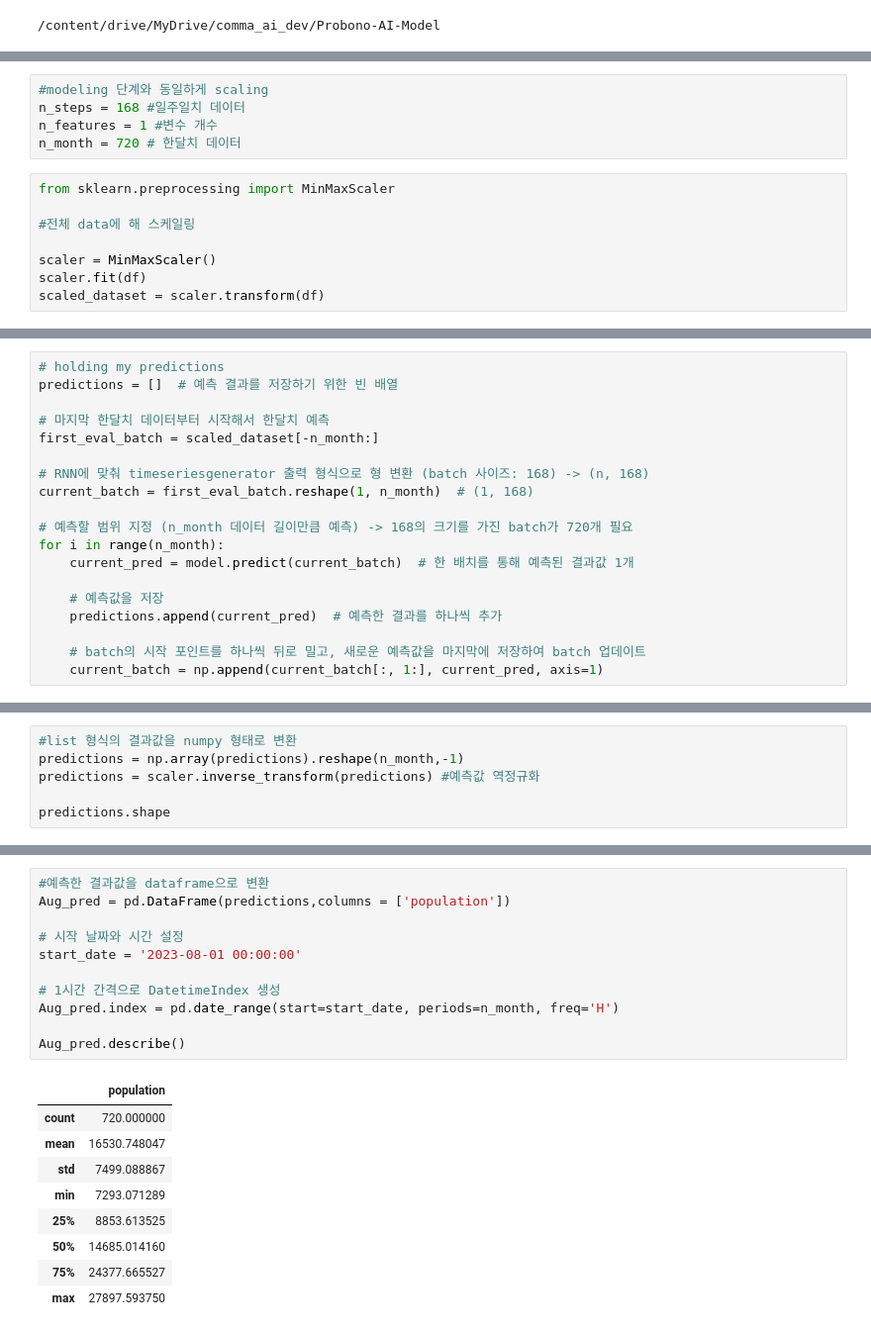
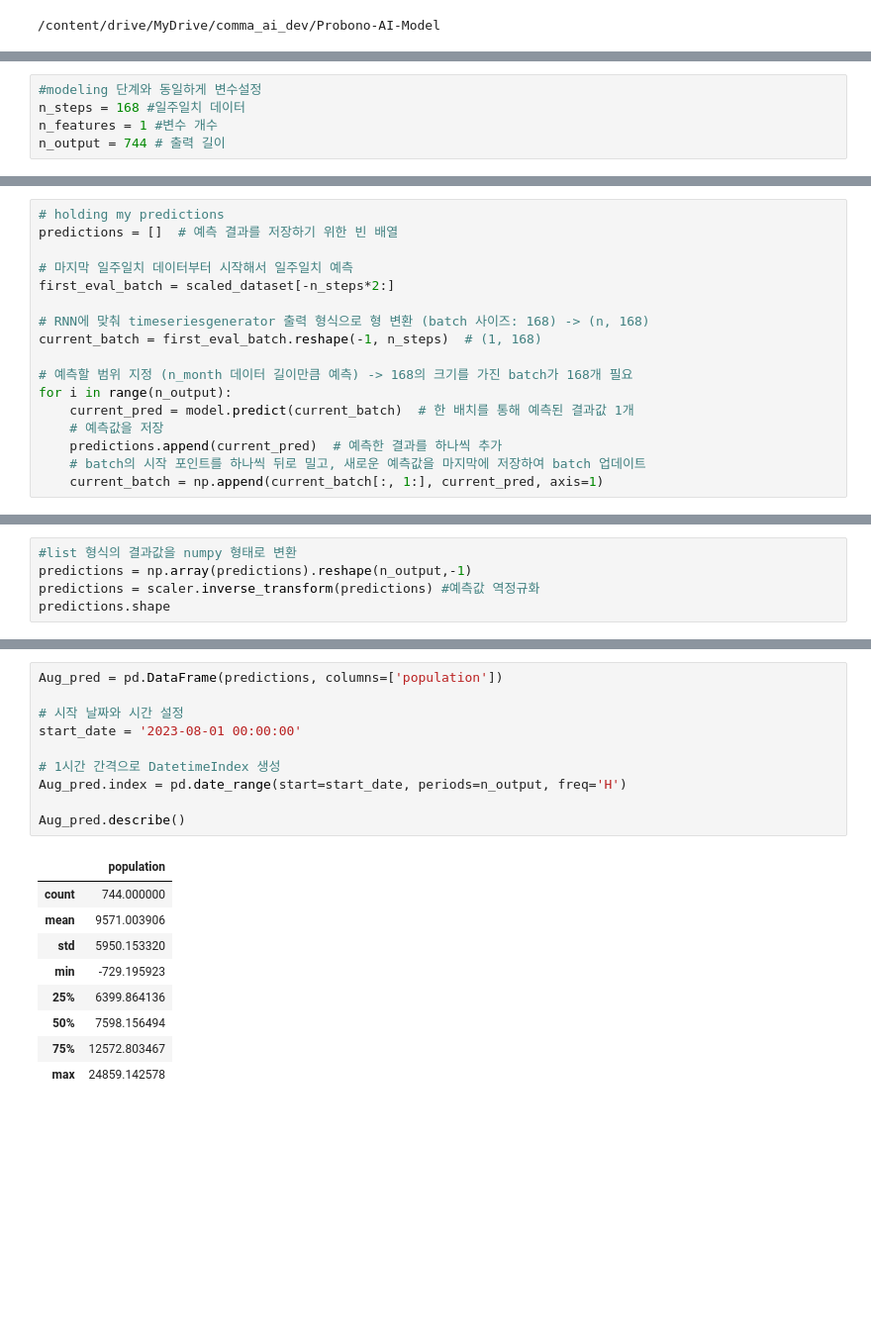
Before and after one commit to choijian/Care4All-AI-Model, a Jupyter notebook: forecasting_monthly_data.ipynb, the cells around one changed output, grey strips where cells are left out. Shown at 99% size. Drawn from its saved outputs; the diff is of its cells as text; blank space fills up the shorter version.

```diff
--- a/forecasting_monthly_data.ipynb
+++ b/forecasting_monthly_data.ipynb
@@ -19,13 +26,5 @@ model = load_model('population_predict(0823).h5')
 # %%
-#modeling 단계와 동일하게 scaling
+#modeling 단계와 동일하게 변수설정
 n_steps = 168 #일주일치 데이터
 n_features = 1 #변수 개수
-n_month = 720 # 한달치 데이터
+n_output = 744 # 출력 길이
-# %%
-from sklearn.preprocessing import MinMaxScaler
-
-#전체 data에 해 스케일링
-
-scaler = MinMaxScaler()
-scaler.fit(df)
-scaled_dataset = scaler.transform(df)
@@ -33,19 +44,17 @@ scaled_dataset = scaler.transform(df)
 # holding my predictions
 predictions = []  # 예측 결과를 저장하기 위한 빈 배열
 
-# 마지막 한달치 데이터부터 시작해서 한달치 예측
-first_eval_batch = scaled_dataset[-n_month:]
+# 마지막 일주일치 데이터부터 시작해서 일주일치 예측
+first_eval_batch = scaled_dataset[-n_steps*2:]
 
 # RNN에 맞춰 timeseriesgenerator 출력 형식으로 형 변환 (batch 사이즈: 168) -> (n, 168)
-current_batch = first_eval_batch.reshape(1, n_month)  # (1, 168)
+current_batch = first_eval_batch.reshape(-1, n_steps)  # (1, 168)
 
-# 예측할 범위 지정 (n_month 데이터 길이만큼 예측) -> 168의 크기를 가진 batch가 720개 필요
-for i in range(n_month):
+# 예측할 범위 지정 (n_month 데이터 길이만큼 예측) -> 168의 크기를 가진 batch가 168개 필요
+for i in range(n_output):
     current_pred = model.predict(current_batch)  # 한 배치를 통해 예측된 결과값 1개
-
     # 예측값을 저장
     predictions.append(current_pred)  # 예측한 결과를 하나씩 추가
-
     # batch의 시작 포인트를 하나씩 뒤로 밀고, 새로운 예측값을 마지막에 저장하여 batch 업데이트
     current_batch = np.append(current_batch[:, 1:], current_pred, axis=1)
 # %% [output]
@@ -69,7 +78,6 @@ for i in range(n_month):
 # %%
 #list 형식의 결과값을 numpy 형태로 변환
-predictions = np.array(predictions).reshape(n_month,-1)
+predictions = np.array(predictions).reshape(n_output,-1)
 predictions = scaler.inverse_transform(predictions) #예측값 역정규화
-
 predictions.shape
 # %% [output]
@@ -77,24 +85,23 @@ predictions.shape
 # %%
-#예측한 결과값을 dataframe으로 변환
-Aug_pred = pd.DataFrame(predictions,columns = ['population'])
+Aug_pred = pd.DataFrame(predictions, columns=['population'])
 
 # 시작 날짜와 시간 설정
 start_date = '2023-08-01 00:00:00'
 
 # 1시간 간격으로 DatetimeIndex 생성
-Aug_pred.index = pd.date_range(start=start_date, periods=n_month, freq='H')
+Aug_pred.index = pd.date_range(start=start_date, periods=n_output, freq='H')
 
 Aug_pred.describe()
 # %% [output]
 |  | population |
-| count | 720.000000 |
-| mean | 16530.748047 |
-| std | 7499.088867 |
-| min | 7293.071289 |
-| 25% | 8853.613525 |
-| 50% | 14685.014160 |
-| 75% | 24377.665527 |
-| max | 27897.593750 |
+| count | 744.000000 |
+| mean | 9571.003906 |
+| std | 5950.153320 |
+| min | -729.195923 |
+| 25% | 6399.864136 |
+| 50% | 7598.156494 |
+| 75% | 12572.803467 |
+| max | 24859.142578 |
 # %%
 Aug_pred.plot(figsize=(12,5))
 # %% [output]
```
Also changed, not shown: parts of 7 cells of this notebook, 5 other files.
